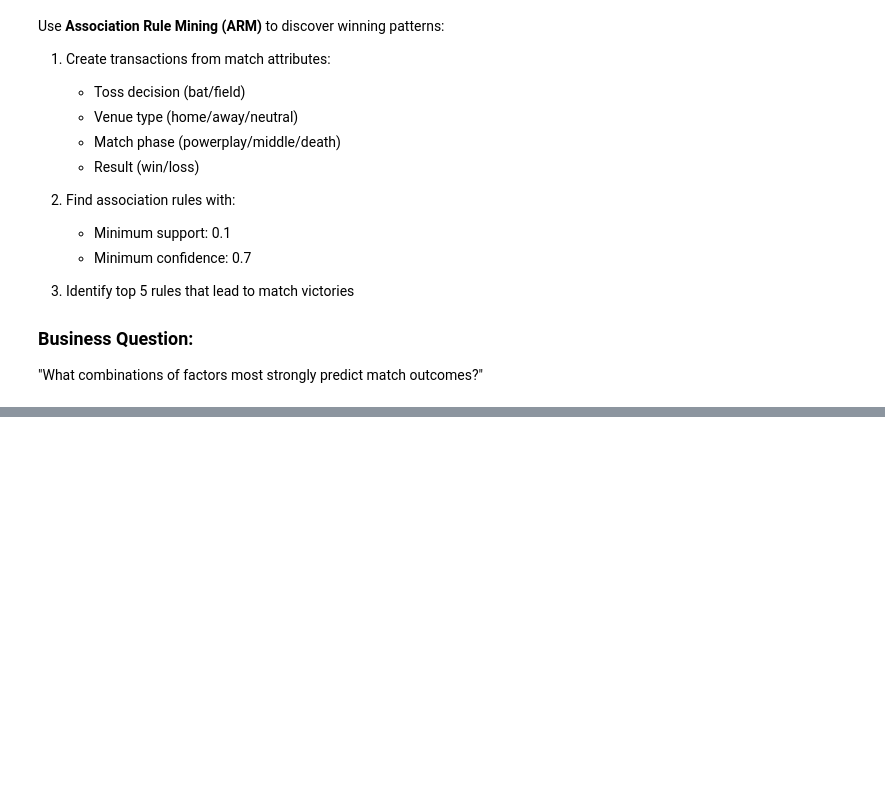
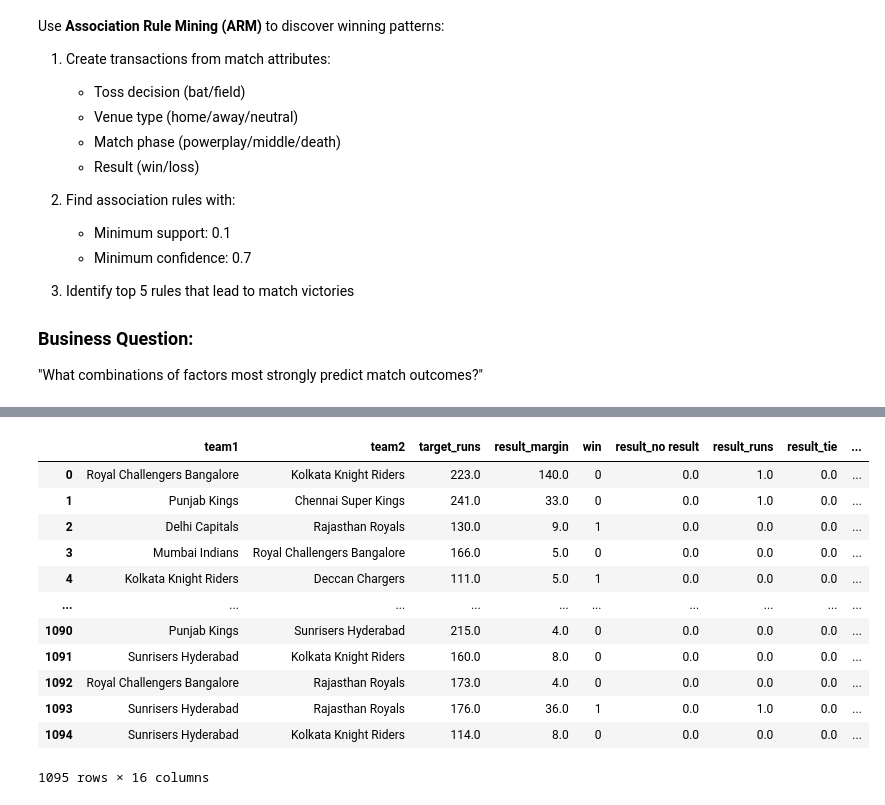
Before and after one commit to sanketmishra009/aiml, a Jupyter notebook: projects/iplAnalysis/analysis.ipynb, the cells around one changed output, grey strips where cells are left out. Saved outputs shown, nothing was run; the diff lists cells and outputs as text; code cells hidden in the pictures; blank space fills up the shorter version.

```diff
--- a/projects/iplAnalysis/analysis.ipynb
+++ b/projects/iplAnalysis/analysis.ipynb
@@ -814,0 +1127,10 @@ Use **Association Rule Mining (ARM)** to discover winning patterns:
+# %%
+# build venue profiles
+
+vcols = ['nvenue' , 'target_runs' , 'result' , 'result_margin' , 'venue_type' , 'super_over' , 'toss_decision' , 'win']
+vcatcols = ['result' , 'venue_type' , 'super_over' , 'toss_decision']
+ohe = OneHotEncoder(sparse_output=False)
+onehot = ohe.fit_transform(df[vcatcols])
+vdf = pd.concat([df[[col for col in vcols if col not in vcatcols]] , pd.DataFrame(onehot , columns = ohe.get_feature_names_out())] , axis = 1)
+vgdf = vdf.groupby('nvenue').mean().rename(columns = {col : f"avg_{col}" for col in vdf.columns[1:]})
+vgdf.head()
@@ -814,0 +1145,22 @@ Use **Association Rule Mining (ARM)** to discover winning patterns:
+# %%
+#create team profiles:
+tcols = vcols[1:]
+tdf = df[tcols]
+# tdf = pd.concat([df[['team1'] + tcols].rename(columns= {'team1' : 'team'}) , df[['team2'] + tcols].rename(columns = {'team2' : 'team'})])
+cdf = pd.concat([ df[['team1', 'team2'] + [col for col in tcols if col not in vcatcols]] , pd.DataFrame(onehot , columns = ohe.get_feature_names_out())] , axis = 1)
+
+#get team1 and team2 into one feature:
+# %% [output]
+|  | team1 | team2 | target_runs | result_margin | win | result_no result | result_runs | result_tie | ... |
+| 0 | Royal Challengers Bangalore | Kolkata Knight Riders | 223.0 | 140.0 | 0 | 0.0 | 1.0 | 0.0 | ... |
+| 1 | Punjab Kings | Chennai Super Kings | 241.0 | 33.0 | 0 | 0.0 | 1.0 | 0.0 | ... |
+| 2 | Delhi Capitals | Rajasthan Royals | 130.0 | 9.0 | 1 | 0.0 | 0.0 | 0.0 | ... |
+| 3 | Mumbai Indians | Royal Challengers Bangalore | 166.0 | 5.0 | 0 | 0.0 | 0.0 | 0.0 | ... |
+| 4 | Kolkata Knight Riders | Deccan Chargers | 111.0 | 5.0 | 1 | 0.0 | 0.0 | 0.0 | ... |
+| ... | ... | ... | ... | ... | ... | ... | ... | ... | ... |
+| 1090 | Punjab Kings | Sunrisers Hyderabad | 215.0 | 4.0 | 0 | 0.0 | 0.0 | 0.0 | ... |
+| 1091 | Sunrisers Hyderabad | Kolkata Knight Riders | 160.0 | 8.0 | 0 | 0.0 | 0.0 | 0.0 | ... |
+| 1092 | Royal Challengers Bangalore | Rajasthan Royals | 173.0 | 4.0 | 0 | 0.0 | 0.0 | 0.0 | ... |
+| 1093 | Sunrisers Hyderabad | Rajasthan Royals | 176.0 | 36.0 | 1 | 0.0 | 1.0 | 0.0 | ... |
+| 1094 | Sunrisers Hyderabad | Kolkata Knight Riders | 114.0 | 8.0 | 0 | 0.0 | 0.0 | 0.0 | ... |
+1095 rows × 16 columns
```
Also changed, not shown: parts of 22 cells of this notebook, 6 other files.
